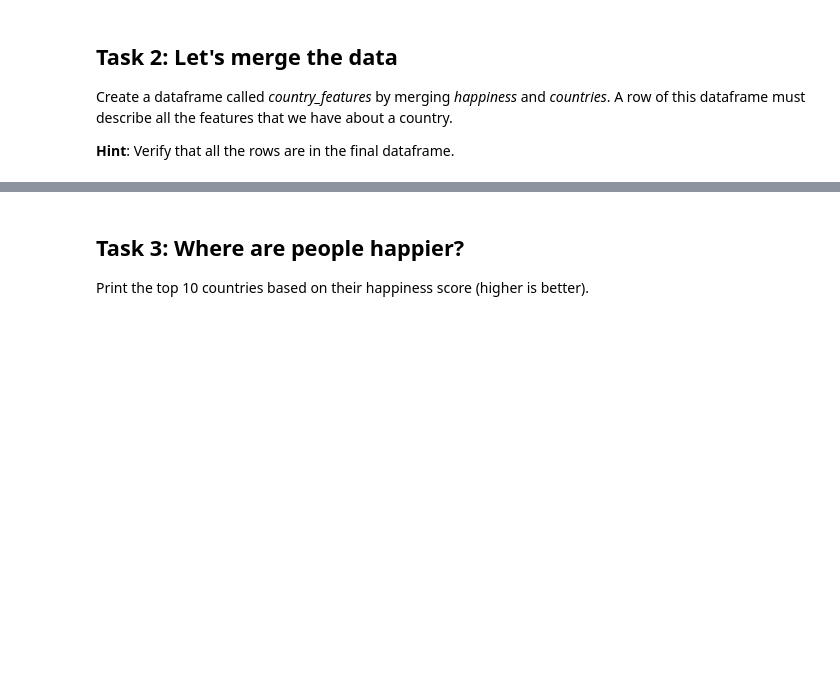
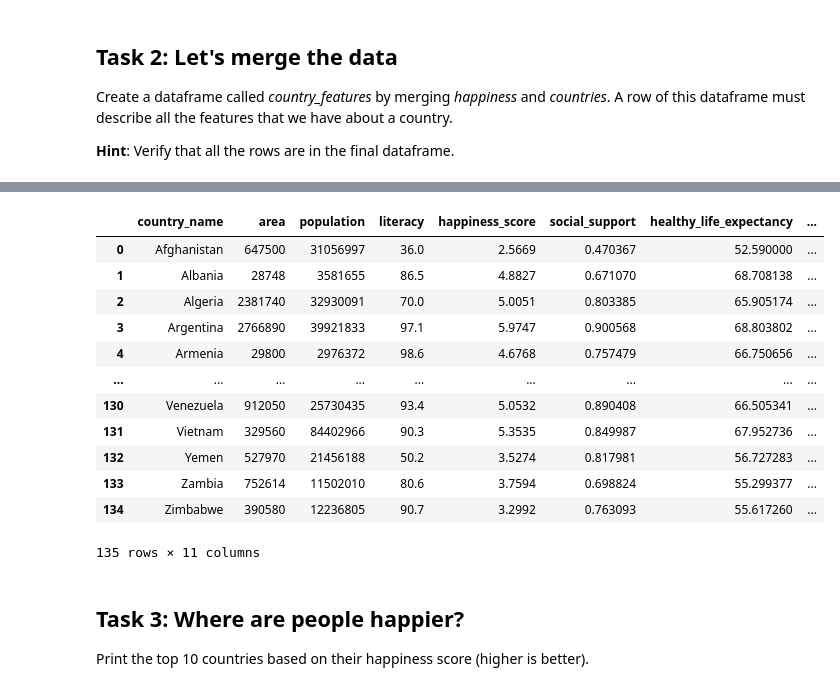
Before and after one commit to epfl-ada/2022, a Jupyter notebook: Tutorials/01 - Handling data/Happiness.ipynb, the cells around one changed output, grey strips where cells are left out. Drawn from its saved outputs; the diff is of its cells as text; code cells hidden in the pictures; blank space fills up the shorter version.

```diff
--- a/Tutorials/01 - Handling data/Happiness.ipynb
+++ b/Tutorials/01 - Handling data/Happiness.ipynb
@@ -42,3 +53,6 @@ Load the 2 datasets in Pandas dataframes (called *happiness* and *countries*), a
 **Hint**: Use the correct reader and verify the data has the expected format.
 # %%
 # Write your code here
+
+hd = pd.read_csv(HAPPINESS_DATASET, index_col='country')
+hd
@@ -44,0 +78,3 @@ Load the 2 datasets in Pandas dataframes (called *happiness* and *countries*), a
+# %%
+cd = pd.read_csv(COUNTRIES_DATASET, decimal=",")
+cd.head()
@@ -51,5 +111,21 @@ Create a dataframe called *country_features* by merging *happiness* and *countri
 # %%
 # Write your code here
+country_features = pd.merge(cd,hd, left_on='country_name', right_index=True, how='left')
+country_features
+# %% [output]
+|  | country_name | area | population | literacy | happiness_score | social_support | healthy_life_expectancy | ... |
+| 0 | Afghanistan | 647500 | 31056997 | 36.0 | 2.5669 | 0.470367 | 52.590000 | ... |
+| 1 | Albania | 28748 | 3581655 | 86.5 | 4.8827 | 0.671070 | 68.708138 | ... |
+| 2 | Algeria | 2381740 | 32930091 | 70.0 | 5.0051 | 0.803385 | 65.905174 | ... |
+| 3 | Argentina | 2766890 | 39921833 | 97.1 | 5.9747 | 0.900568 | 68.803802 | ... |
+| 4 | Armenia | 29800 | 2976372 | 98.6 | 4.6768 | 0.757479 | 66.750656 | ... |
+| ... | ... | ... | ... | ... | ... | ... | ... | ... |
+| 130 | Venezuela | 912050 | 25730435 | 93.4 | 5.0532 | 0.890408 | 66.505341 | ... |
+| 131 | Vietnam | 329560 | 84402966 | 90.3 | 5.3535 | 0.849987 | 67.952736 | ... |
+| 132 | Yemen | 527970 | 21456188 | 50.2 | 3.5274 | 0.817981 | 56.727283 | ... |
+| 133 | Zambia | 752614 | 11502010 | 80.6 | 3.7594 | 0.698824 | 55.299377 | ... |
+| 134 | Zimbabwe | 390580 | 12236805 | 90.7 | 3.2992 | 0.763093 | 55.617260 | ... |
+135 rows × 11 columns
 # %% [markdown]
 ## Task 3: Where are people happier?
 
```
Also changed, not shown: parts of 26 cells of this notebook, 4 other files.
